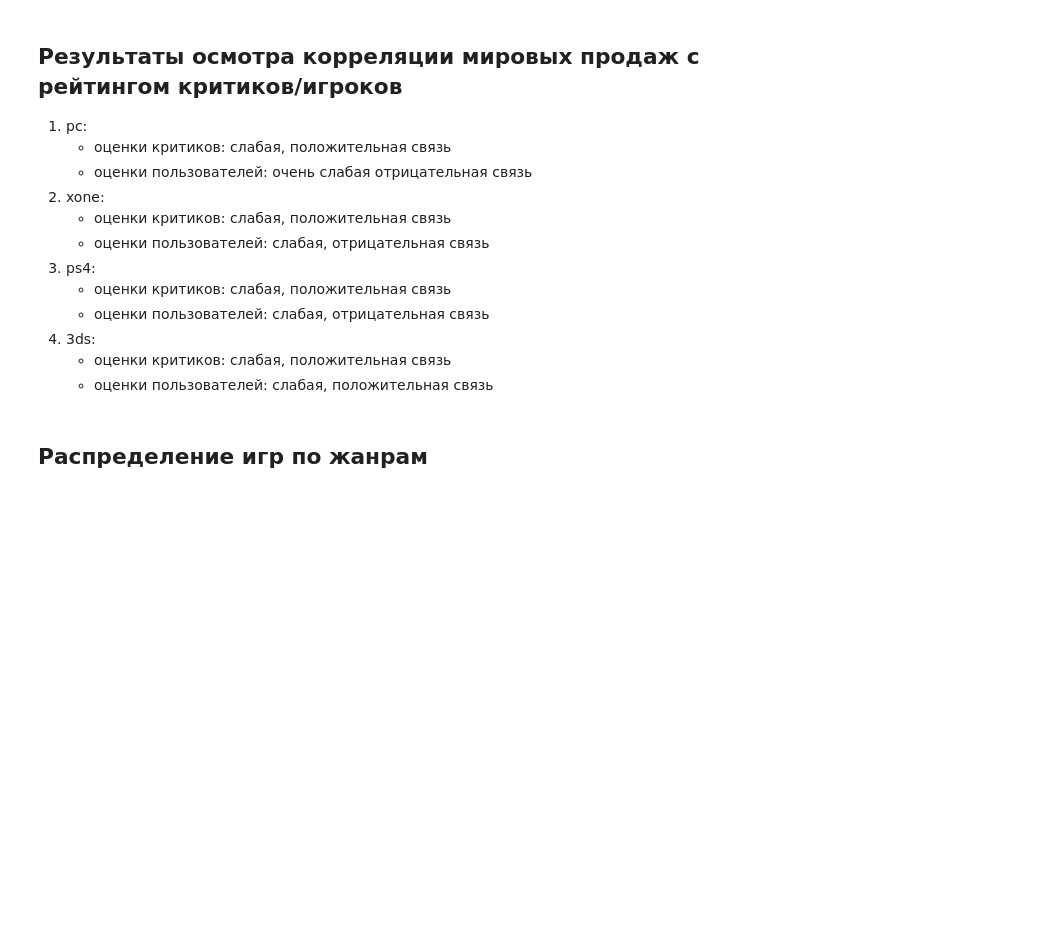
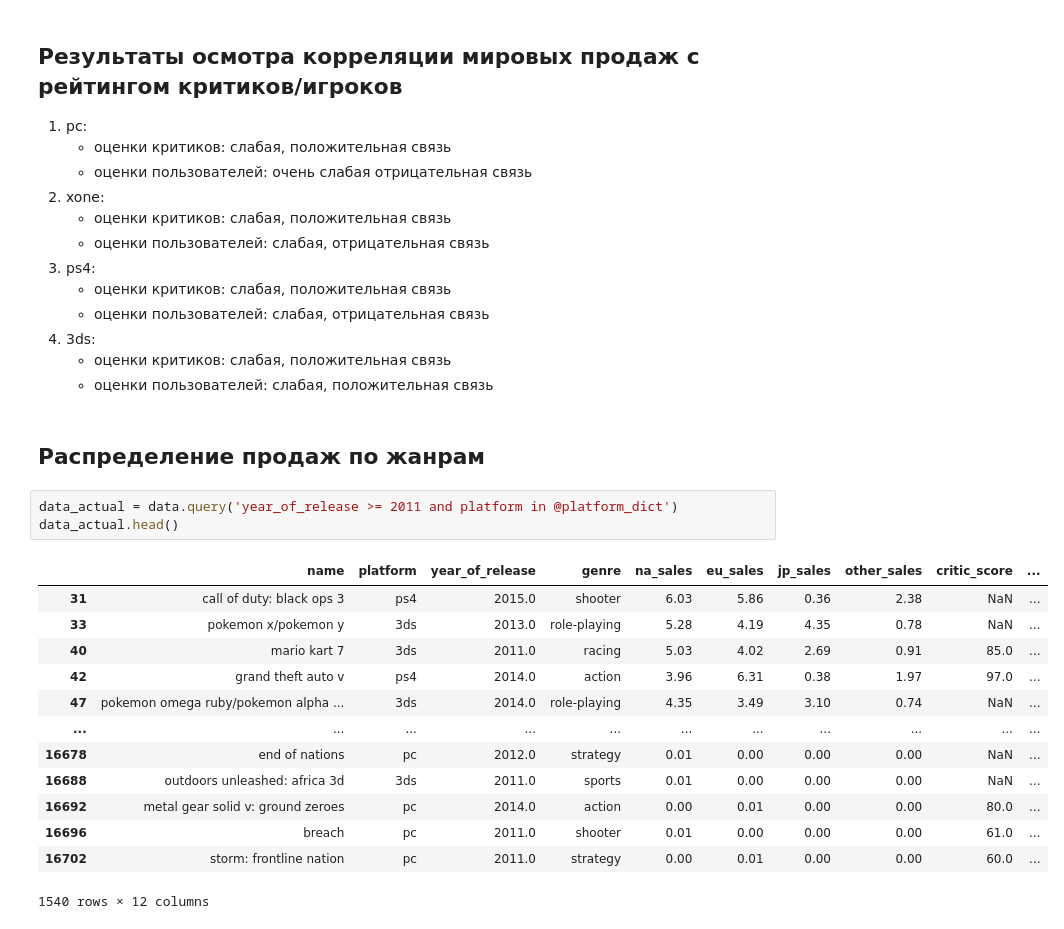
Before and after one commit to parabatareek/DataAnalyst, a Jupyter notebook: Projects/Project 6 - Выявление закономерностей определяющих успешность игры на рынке/Project 6 - Выявление закономерностей определяющих успешность игры на рынке.ipynb, the cells around one changed output. Saved outputs shown, nothing was run; the diff lists cells and outputs as text; blank space fills up the shorter version.

Commit message:
Project 6 - Выявление закономерностей определяющих успешность игры на рынке + Исследовательский анализ данных   * распределение продаж по жанрам

```diff
--- a/Projects/Project 6 - Выявление закономерностей определяющих успешность игры на рынке/Project 6 - Выявление закономерностей определяющих успешность игры на рынке.ipynb
+++ b/Projects/Project 6 - Выявление закономерностей определяющих успешность игры на рынке/Project 6 - Выявление закономерностей определяющих успешность игры на рынке.ipynb
@@ -481,4 +480,21 @@ for _ in platform_dict:
     * оценки пользователей: слабая, положительная связь
 # %% [markdown]
 <a id='analyze_games_genre'></a>
-## Распределение игр по жанрам ##
+## Распределение продаж по жанрам ##
+# %%
+data_actual = data.query('year_of_release >= 2011 and platform in @platform_dict')
+data_actual.head()
+# %% [output]
+|  | name | platform | year_of_release | genre | na_sales | eu_sales | jp_sales | other_sales | critic_score | ... |
+| 31 | call of duty: black ops 3 | ps4 | 2015.0 | shooter | 6.03 | 5.86 | 0.36 | 2.38 | NaN | ... |
+| 33 | pokemon x/pokemon y | 3ds | 2013.0 | role-playing | 5.28 | 4.19 | 4.35 | 0.78 | NaN | ... |
+| 40 | mario kart 7 | 3ds | 2011.0 | racing | 5.03 | 4.02 | 2.69 | 0.91 | 85.0 | ... |
+| 42 | grand theft auto v | ps4 | 2014.0 | action | 3.96 | 6.31 | 0.38 | 1.97 | 97.0 | ... |
+| 47 | pokemon omega ruby/pokemon alpha ... | 3ds | 2014.0 | role-playing | 4.35 | 3.49 | 3.10 | 0.74 | NaN | ... |
+| ... | ... | ... | ... | ... | ... | ... | ... | ... | ... | ... |
+| 16678 | end of nations | pc | 2012.0 | strategy | 0.01 | 0.00 | 0.00 | 0.00 | NaN | ... |
+| 16688 | outdoors unleashed: africa 3d | 3ds | 2011.0 | sports | 0.01 | 0.00 | 0.00 | 0.00 | NaN | ... |
+| 16692 | metal gear solid v: ground zeroes | pc | 2014.0 | action | 0.00 | 0.01 | 0.00 | 0.00 | 80.0 | ... |
+| 16696 | breach | pc | 2011.0 | shooter | 0.01 | 0.00 | 0.00 | 0.00 | 61.0 | ... |
+| 16702 | storm: frontline nation | pc | 2011.0 | strategy | 0.00 | 0.01 | 0.00 | 0.00 | 60.0 | ... |
+1540 rows × 12 columns
```
Also changed, not shown: parts of 7 cells of this notebook.
